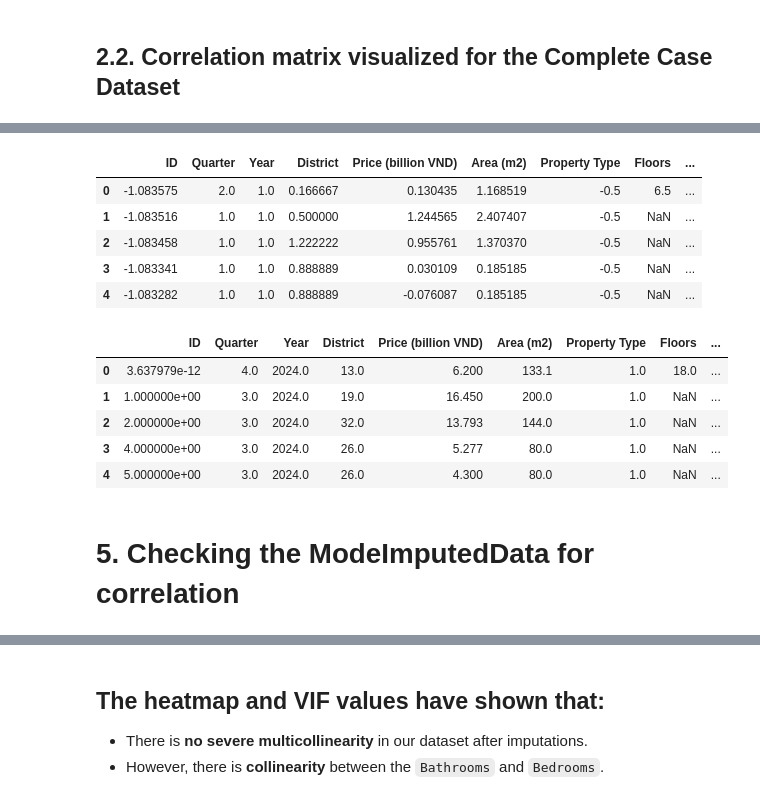
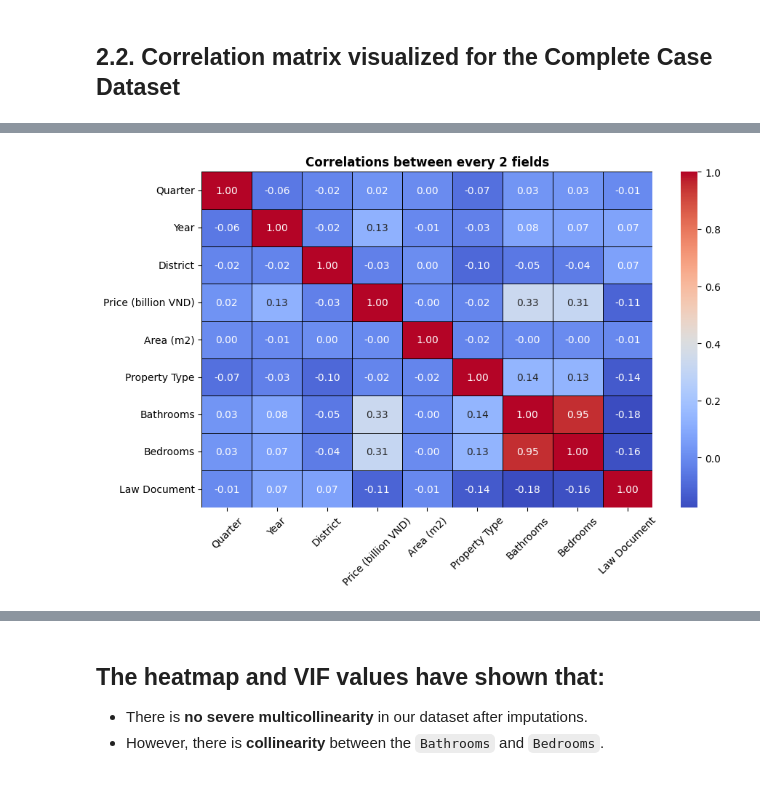
Before and after one commit to lenhatquang03/DataScience2024.1, a Jupyter notebook: DataCleaning/multicollinearity.ipynb, the cells around one changed output, grey strips where cells are left out. Cells and saved outputs as stored; diff of their text form; code cells hidden in the pictures.

```diff
--- a/DataCleaning/multicollinearity.ipynb
+++ b/DataCleaning/multicollinearity.ipynb
@@ -154,9 +93,0 @@ scaled_df = pd.DataFrame(scaled_data, columns = converted_data.columns)
-# %%
-scaled_df.head()
-# %% [output]
-|  | ID | Quarter | Year | District | Price (billion VND) | Area (m2) | Property Type | Floors | ... |
-| 0 | -1.083575 | 2.0 | 1.0 | 0.166667 | 0.130435 | 1.168519 | -0.5 | 6.5 | ... |
-| 1 | -1.083516 | 1.0 | 1.0 | 0.500000 | 1.244565 | 2.407407 | -0.5 | NaN | ... |
-| 2 | -1.083458 | 1.0 | 1.0 | 1.222222 | 0.955761 | 1.370370 | -0.5 | NaN | ... |
-| 3 | -1.083341 | 1.0 | 1.0 | 0.888889 | 0.030109 | 0.185185 | -0.5 | NaN | ... |
-| 4 | -1.083282 | 1.0 | 1.0 | 0.888889 | -0.076087 | 0.185185 | -0.5 | NaN | ... |
@@ -166,11 +93,0 @@ unscaled_df = pd.DataFrame(unscaled_data, columns = scaled_df.columns)
-# %%
-unscaled_df.head()
-# %% [output]
-|  | ID | Quarter | Year | District | Price (billion VND) | Area (m2) | Property Type | Floors | ... |
-| 0 | 3.637979e-12 | 4.0 | 2024.0 | 13.0 | 6.200 | 133.1 | 1.0 | 18.0 | ... |
-| 1 | 1.000000e+00 | 3.0 | 2024.0 | 19.0 | 16.450 | 200.0 | 1.0 | NaN | ... |
-| 2 | 2.000000e+00 | 3.0 | 2024.0 | 32.0 | 13.793 | 144.0 | 1.0 | NaN | ... |
-| 3 | 4.000000e+00 | 3.0 | 2024.0 | 26.0 | 5.277 | 80.0 | 1.0 | NaN | ... |
-| 4 | 5.000000e+00 | 3.0 | 2024.0 | 26.0 | 4.300 | 80.0 | 1.0 | NaN | ... |
-# %% [markdown]
-# **5. Checking the ModeImputedData for correlation**
@@ -178,0 +94,6 @@ mode_imputed = pd.read_csv("../ModeImputedDatawithIDs.csv").drop(columns = ["Unn
+# %%
+complete_case = unimputed_data.dropna(how="any")
+encode_complete = numerical_convert(complete_case, OrdinalEncoder())[0]
+correlation_map(encode_complete)
+# %% [output]
+[figure, added]
```
Also changed, not shown: parts of 24 cells of this notebook, 17 other files.
